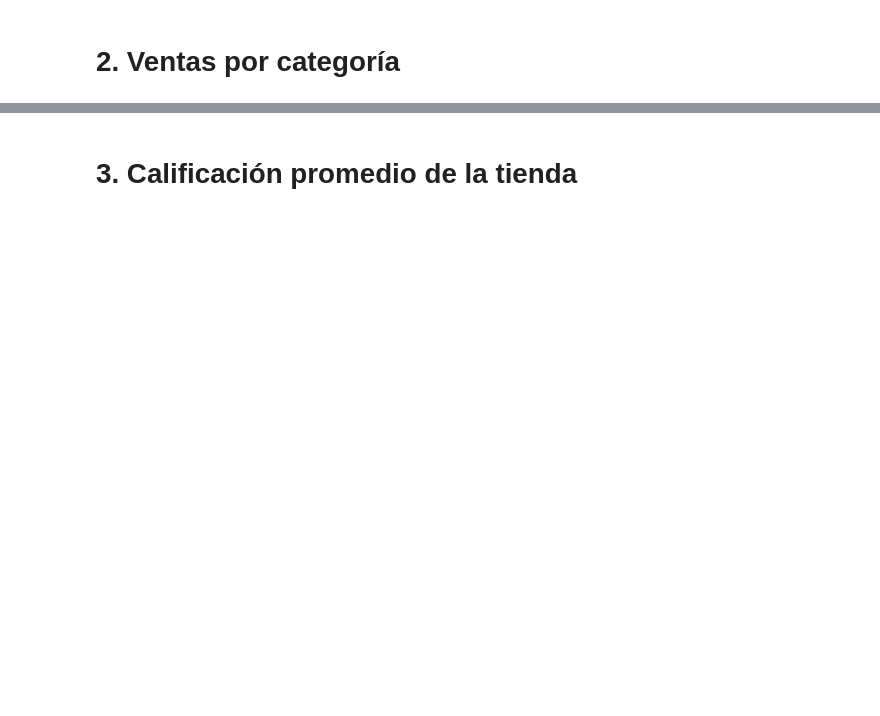
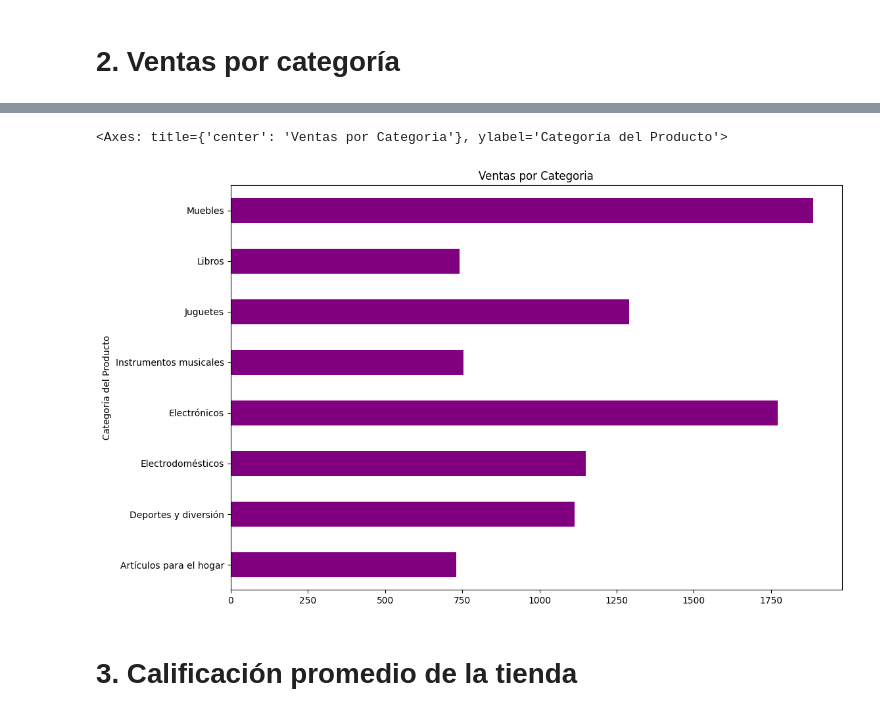
Before and after one commit to CarloR04/Challenge-Alura-Store, a Jupyter notebook: AluraStoreLatam.ipynb, the cells around one changed output, grey strips where cells are left out. Cells and saved outputs as stored; diff of their text form; code cells hidden in the pictures; blank space fills up the shorter version.

```diff
--- a/AluraStoreLatam.ipynb
+++ b/AluraStoreLatam.ipynb
@@ -26,2 +164,10 @@ tienda.head()
 # %% [markdown]
 # 2. Ventas por categoría
+# %%
+df_VPC = pd.DataFrame()
+df_VPC['Total Ventas T1'] = tienda.groupby('Categoría del Producto')['Precio'].count()
+df_VPC['Total Ventas T2'] = tienda2.groupby('Categoría del Producto')['Precio'].count()
+df_VPC['Total Ventas T3'] = tienda3.groupby('Categoría del Producto')['Precio'].count()
+df_VPC['Total Ventas T4'] = tienda4.groupby('Categoría del Producto')['Precio'].count()
+df_VPC['Total Categoria'] = df_VPC['Total Ventas T1'] + df_VPC['Total Ventas T2'] + df_VPC['Total Ventas T3'] + df_VPC['Total Ventas T4']
+df_VPC
@@ -28,2 +198,7 @@ tienda.head()
+# %%
+df_VPC['Total Categoria'].plot(kind='barh',figsize=(12,8),color='purple', title='Ventas por Categoria')
+# %% [output]
+<Axes: title={'center': 'Ventas por Categoria'}, ylabel='Categoría del Producto'>
+[figure, added]
 # %% [markdown]
 # 3. Calificación promedio de la tienda
```
Also changed, not shown: parts of 20 cells of this notebook.
